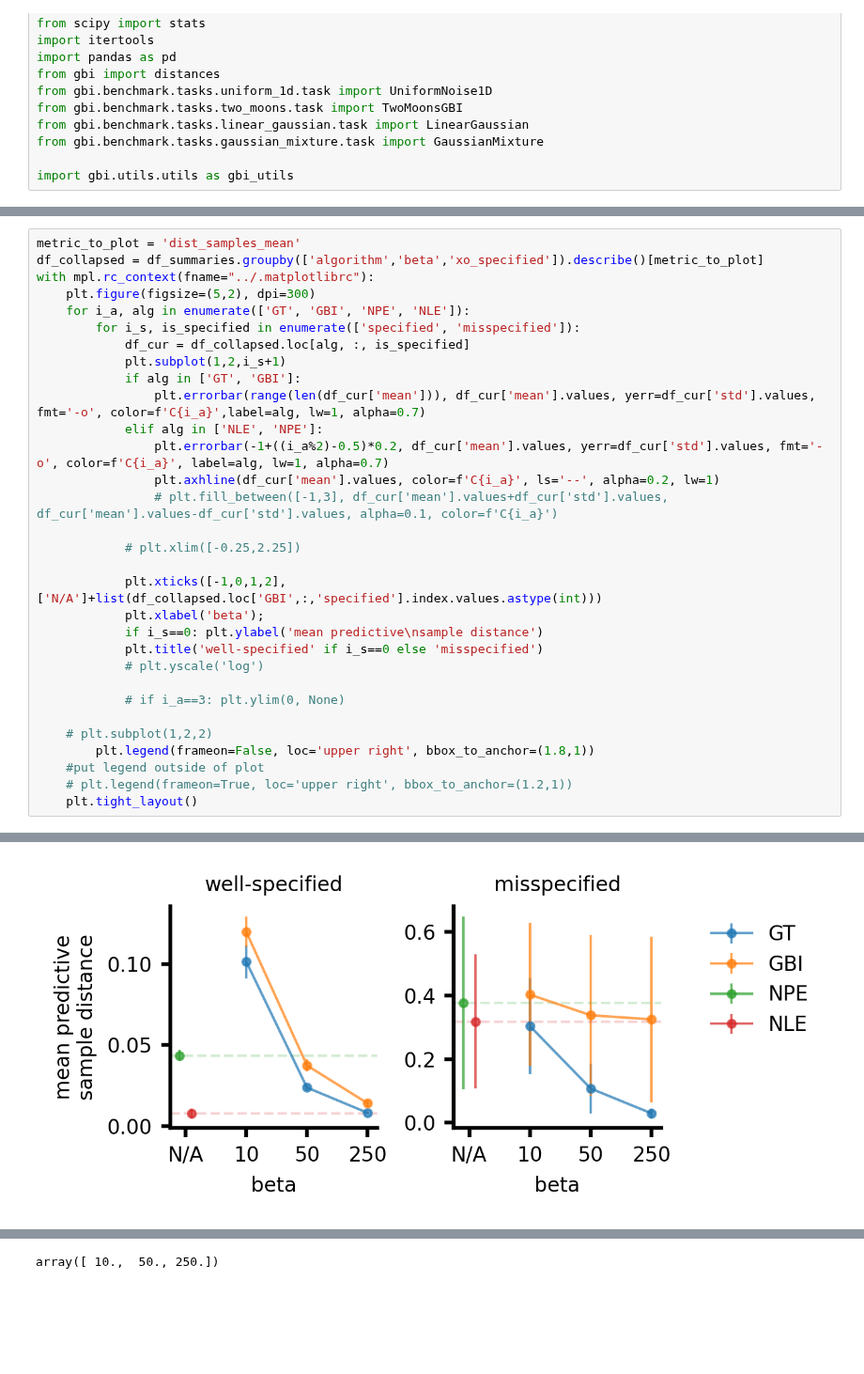
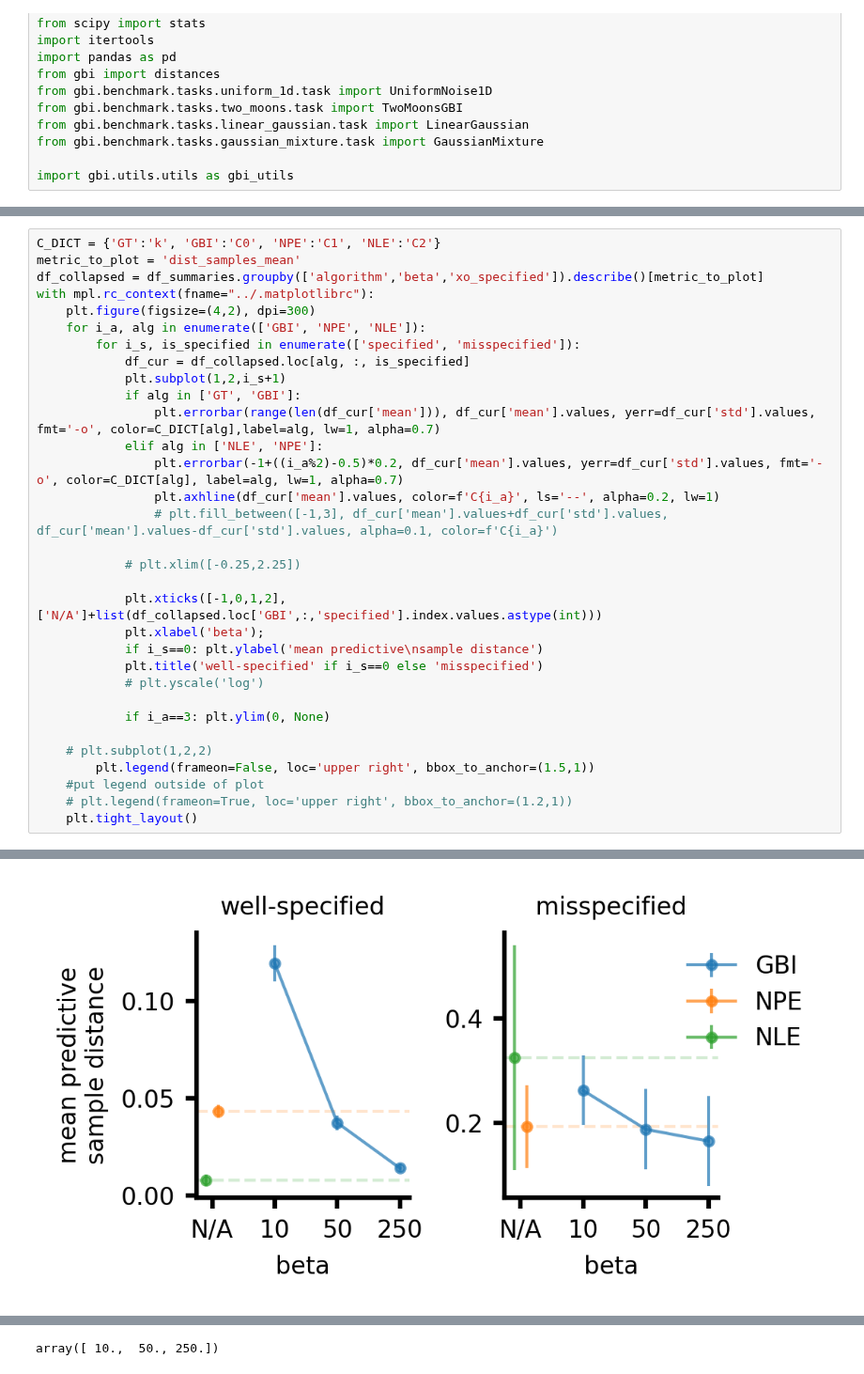
Before and after one commit to mackelab/neuralgbi, a Jupyter notebook: dev_notebook/run_comparisons.ipynb, the cells around one changed output, grey strips where cells are left out. Shown at 94% size. Cells and saved outputs as stored; diff of their text form; blank space fills up the shorter version.

```diff
--- a/dev_notebook/run_comparisons.ipynb
+++ b/dev_notebook/run_comparisons.ipynb
@@ -125,16 +110,17 @@ for i_g, (group_alg, rows_alg) in enumerate(df_summaries.groupby('algorithm')):
 # %%
+C_DICT = {'GT':'k', 'GBI':'C0', 'NPE':'C1', 'NLE':'C2'}
 metric_to_plot = 'dist_samples_mean'
 df_collapsed = df_summaries.groupby(['algorithm','beta','xo_specified']).describe()[metric_to_plot]
 with mpl.rc_context(fname="../.matplotlibrc"):
-    plt.figure(figsize=(5,2), dpi=300)
-    for i_a, alg in enumerate(['GT', 'GBI', 'NPE', 'NLE']):
+    plt.figure(figsize=(4,2), dpi=300)
+    for i_a, alg in enumerate(['GBI', 'NPE', 'NLE']):
         for i_s, is_specified in enumerate(['specified', 'misspecified']):
             df_cur = df_collapsed.loc[alg, :, is_specified]
             plt.subplot(1,2,i_s+1)
             if alg in ['GT', 'GBI']:
-                plt.errorbar(range(len(df_cur['mean'])), df_cur['mean'].values, yerr=df_cur['std'].values, fmt='-o', color=f'C{i_a}',label=alg, lw=1, alpha=0.7)
+                plt.errorbar(range(len(df_cur['mean'])), df_cur['mean'].values, yerr=df_cur['std'].values, fmt='-o', color=C_DICT[alg],label=alg, lw=1, alpha=0.7)
             elif alg in ['NLE', 'NPE']:
-                plt.errorbar(-1+((i_a%2)-0.5)*0.2, df_cur['mean'].values, yerr=df_cur['std'].values, fmt='-o', color=f'C{i_a}', label=alg, lw=1, alpha=0.7)
+                plt.errorbar(-1+((i_a%2)-0.5)*0.2, df_cur['mean'].values, yerr=df_cur['std'].values, fmt='-o', color=C_DICT[alg], label=alg, lw=1, alpha=0.7)
                 plt.axhline(df_cur['mean'].values, color=f'C{i_a}', ls='--', alpha=0.2, lw=1)
                 # plt.fill_between([-1,3], df_cur['mean'].values+df_cur['std'].values, df_cur['mean'].values-df_cur['std'].values, alpha=0.1, color=f'C{i_a}')
 
@@ -146,10 +132,10 @@ with mpl.rc_context(fname="../.matplotlibrc"):
             plt.title('well-specified' if i_s==0 else 'misspecified')
             # plt.yscale('log')
 
-            # if i_a==3: plt.ylim(0, None)
+            if i_a==3: plt.ylim(0, None)
 
     # plt.subplot(1,2,2)
-        plt.legend(frameon=False, loc='upper right', bbox_to_anchor=(1.8,1))
+        plt.legend(frameon=False, loc='upper right', bbox_to_anchor=(1.5,1))
     #put legend outside of plot
     # plt.legend(frameon=True, loc='upper right', bbox_to_anchor=(1.2,1))
     plt.tight_layout()
@@ -170,5 +156,5 @@ findfont: Generic family 'sans-serif' not found because none of the following fa
 findfont: Generic family 'sans-serif' not found because none of the following families were found: Arial, sans-serif
 findfont: Generic family 'sans-serif' not found because none of the following families were found: Arial, sans-serif
 findfont: Generic family 'sans-serif' not found because none of the following families were found: Arial, sans-serif
 findfont: Generic family 'sans-serif' not found because none of the following families were found: Arial, sans-serif
-[figure, old version]
+[figure, new version]
```
Also changed, not shown: parts of 6 cells of this notebook, 10 other files.
